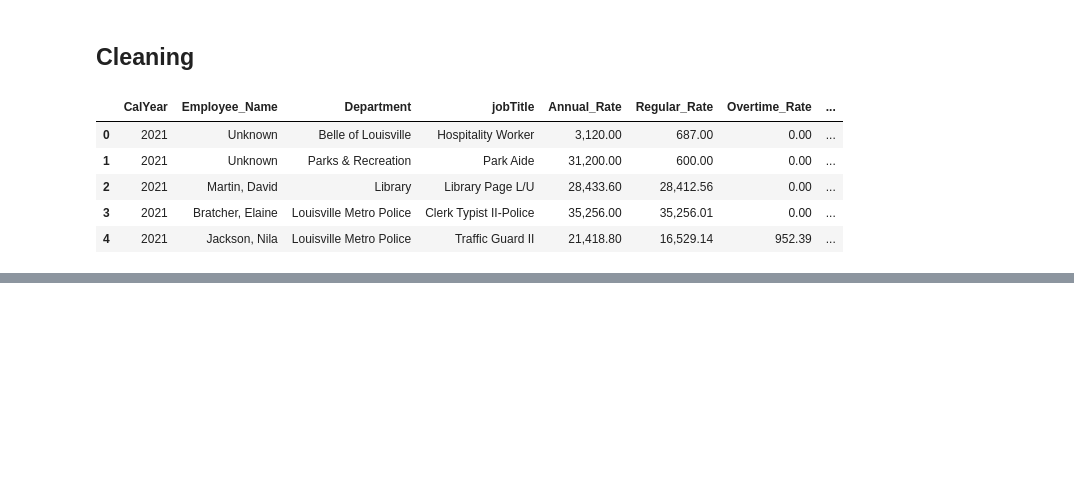
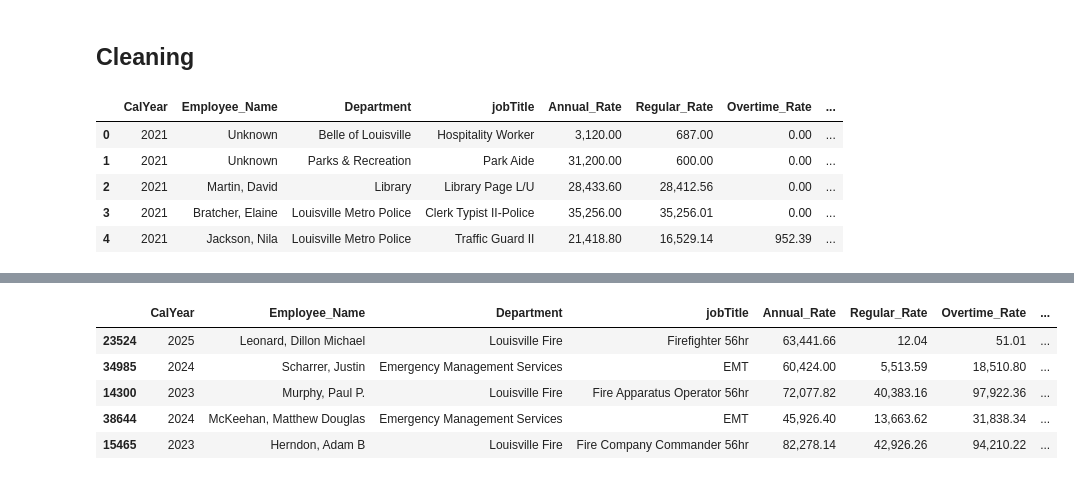
Before and after one commit to dmorton714/Louisville_stats, a Jupyter notebook: SalStudy/sal.ipynb, the cells around one changed output, grey strips where cells are left out. Saved outputs shown, nothing was run; the diff lists cells and outputs as text; code cells hidden in the pictures; blank space fills up the shorter version.

```diff
--- a/SalStudy/sal.ipynb
+++ b/SalStudy/sal.ipynb
@@ -86,0 +117,10 @@ sal.head()
+# %%
+sal = sal.sort_values(by="Avg_Hrs_per_Week", ascending=False)
+sal.head()
+# %% [output]
+|  | CalYear | Employee_Name | Department | jobTitle | Annual_Rate | Regular_Rate | Overtime_Rate | ... |
+| 23524 | 2025 | Leonard, Dillon Michael | Louisville Fire | Firefighter 56hr | 63,441.66 | 12.04 | 51.01 | ... |
+| 34985 | 2024 | Scharrer, Justin | Emergency Management Services | EMT | 60,424.00 | 5,513.59 | 18,510.80 | ... |
+| 14300 | 2023 | Murphy, Paul P. | Louisville Fire | Fire Apparatus Operator 56hr | 72,077.82 | 40,383.16 | 97,922.36 | ... |
+| 38644 | 2024 | McKeehan, Matthew Douglas | Emergency Management Services | EMT | 45,926.40 | 13,663.62 | 31,838.34 | ... |
+| 15465 | 2023 | Herndon, Adam B | Louisville Fire | Fire Company Commander 56hr | 82,278.14 | 42,926.26 | 94,210.22 | ... |
```
Also changed, not shown: parts of 8 cells of this notebook.
